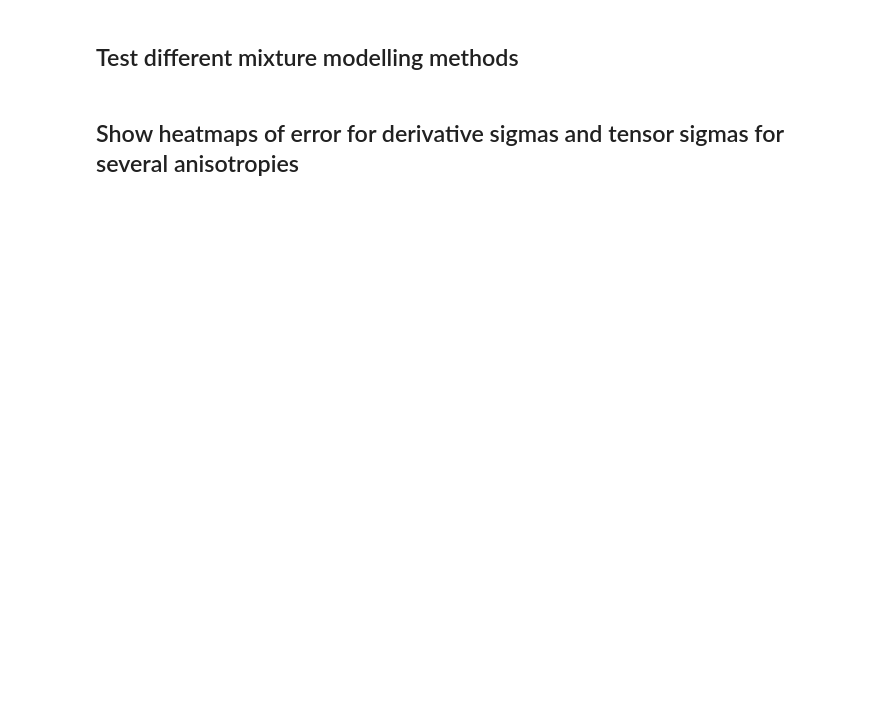
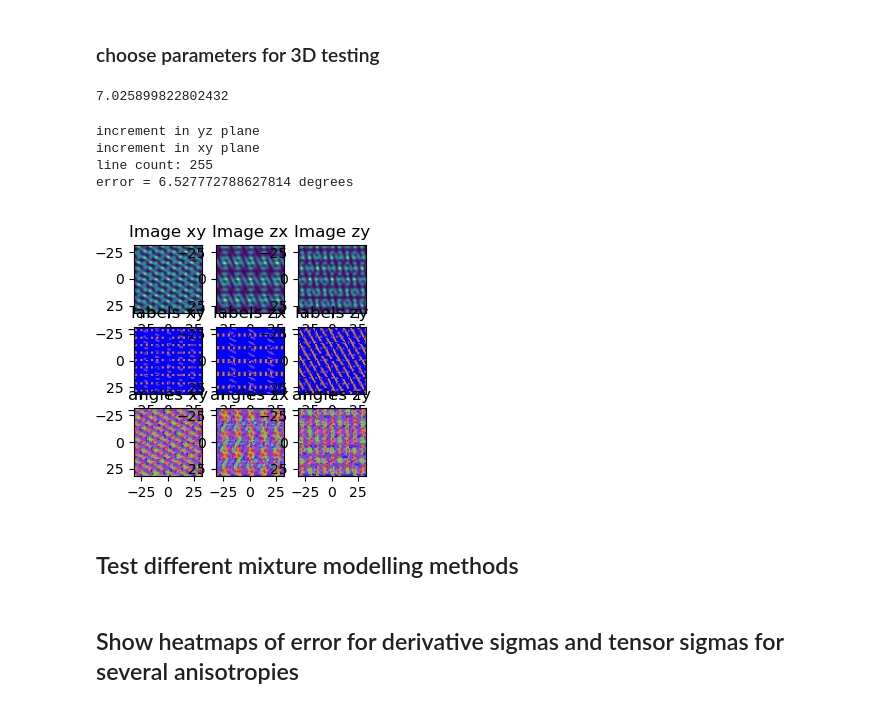
Before and after one commit to BrysonGray/fibermetric, a Jupyter notebook: notebooks/phantom_tests.ipynb, the cells around one changed output. Drawn from its saved outputs; the diff is of its cells as text; code cells hidden in the pictures; blank space fills up the shorter version.

Commit message:
add 3D phantom validation

```diff
--- a/notebooks/phantom_tests.ipynb
+++ b/notebooks/phantom_tests.ipynb
@@ -172,0 +387,14 @@ print(f'Elapsed time: {t2-t1} s')
+# %% [markdown]
+### choose parameters for 3D testing
+# %%
+print(error)
+# %% [output]
+7.025899822802432
+# %%
+error = sta_validate.phantom_test(derivative_sigma=0.15, tensor_sigma=0.5, period=5, nI=[64,64,64], width=1.0, grid_thetas=[[np.pi/2,np.pi/3], [np.pi/6,np.pi/3]], display=True, return_all=False)
+# %% [output]
+increment in yz plane
+increment in xy plane
+line count: 255
+error = 6.527772788627814 degrees
+[figure, added]
```
Also changed, not shown: parts of 54 cells of this notebook, 2 other files.
